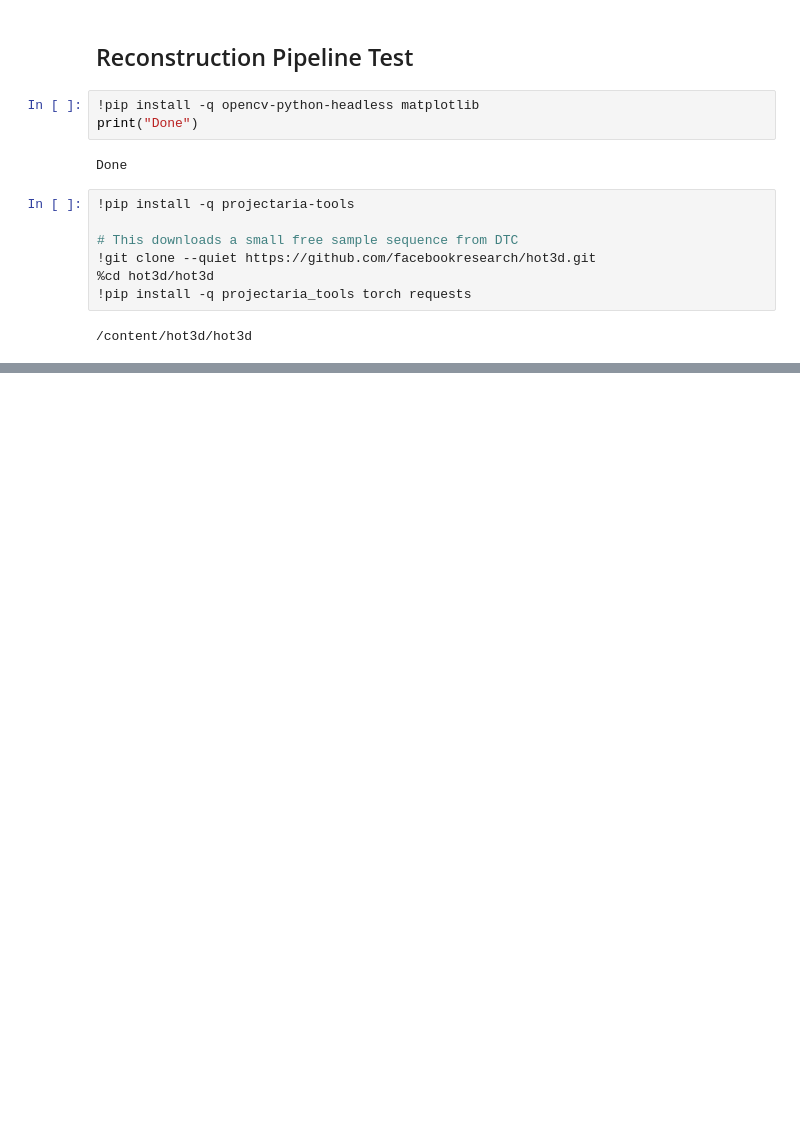
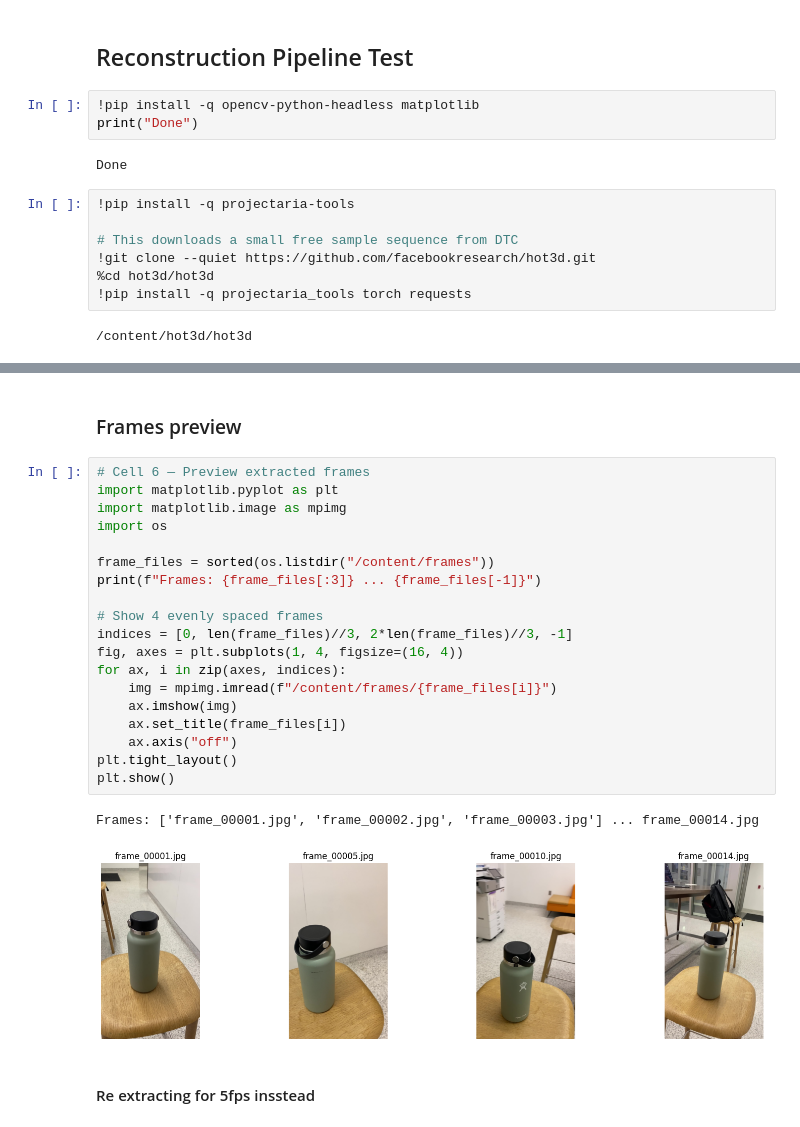
Before and after one commit to manny-serrano/TrueRender, a Jupyter notebook: notebooks/reconstruction.ipynb, the cells around one changed output, grey strips where cells are left out. Saved outputs shown, nothing was run; the diff lists cells and outputs as text; blank space fills up the shorter version.

```diff
--- a/notebooks/reconstruction.ipynb
+++ b/notebooks/reconstruction.ipynb
@@ -16,0 +72,26 @@ Done
+# %% [markdown]
+### Frames preview
+# %%
+# Cell 6 — Preview extracted frames
+import matplotlib.pyplot as plt
+import matplotlib.image as mpimg
+import os
+
+frame_files = sorted(os.listdir("/content/frames"))
+print(f"Frames: {frame_files[:3]} ... {frame_files[-1]}")
+
+# Show 4 evenly spaced frames
+indices = [0, len(frame_files)//3, 2*len(frame_files)//3, -1]
+fig, axes = plt.subplots(1, 4, figsize=(16, 4))
+for ax, i in zip(axes, indices):
+    img = mpimg.imread(f"/content/frames/{frame_files[i]}")
+    ax.imshow(img)
+    ax.set_title(frame_files[i])
+    ax.axis("off")
+plt.tight_layout()
+plt.show()
+# %% [output]
+Frames: ['frame_00001.jpg', 'frame_00002.jpg', 'frame_00003.jpg'] ... frame_00014.jpg
+[figure, added]
+# %% [markdown]
+#### Re extracting for 5fps insstead
```
Also changed, not shown: parts of 8 cells of this notebook.
